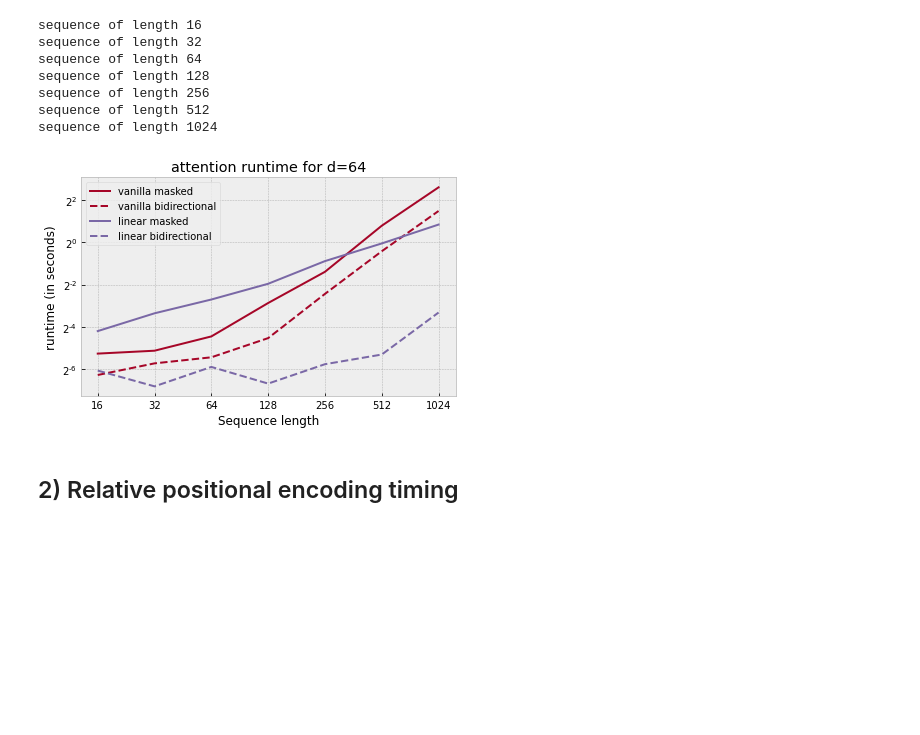
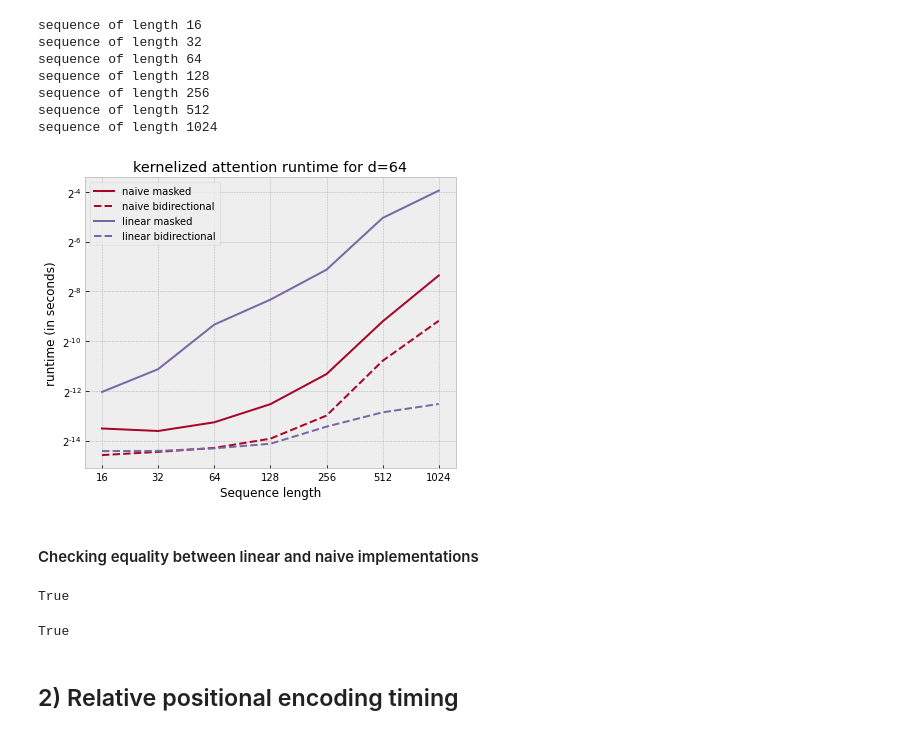
Before and after one commit to ScalableTransformer/Scaleformer, a Jupyter notebook: samples/02-timing.ipynb, the cells around one changed output. Cells and saved outputs as stored; diff of their text form; code cells hidden in the pictures; blank space fills up the shorter version.

```diff
--- a/samples/02-timing.ipynb
+++ b/samples/02-timing.ipynb
@@ -14,14 +13,21 @@ num_repeats = 10
+# %%
+def time(function, num_repeats: int) -> float:
+    """
+    times a function execution in ms
+    """
+    timings = timeit.repeat(function, number=1, repeat=num_repeats)
+    return min(timings)
 # %% [markdown]
 ## 1) Attention timing
 # %%
-def scaled_dot_product_attention(q, k, v, mask):
-    return scaleformer._multihead_attention.MultiHeadAttention._scaled_dot_product_attention(None, q, k, v, mask)[0]
+def naive_attention(q, k, v, masked):
+    return scaleformer._scalable_attention.ScalableAttention._naive_kernelized_attention(None, q, k, v, masked)
 
-def kernelized_attention(q, k, v, mask):
-    return scaleformer._scalable_attention.ScalableAttention._linear_kernelized_attention(None, q, k, v, mask is not None)[0]
+def linear_attention(q, k, v, masked):
+    return scaleformer._scalable_attention.ScalableAttention._linear_kernelized_attention(None, q, k, v, masked)
 # %%
-vanilla_masked = []
-vanilla_bidirectional = []
+naive_masked = []
+naive_bidirectional = []
 linear_masked = []
 linear_bidirectional = []
 sequence_length = []
@@ -30,16 +36,15 @@ for l in [2**i for i in range(4, 11)]:
     print(f"sequence of length {l}")
     Lq, Lk = l, l
     # tensors
-    q = torch.rand((N, h, Lq, d))
-    v = torch.rand((N, h, Lk, d))
-    k = torch.rand((N, h, Lk, d))
-    mask = mask_chronological(Lq, Lk, "cpu")
+    q = torch.rand((N, 1, Lq, d))
+    v = torch.rand((N, 1, Lk, d))
+    k = torch.rand((N, 1, Lk, d))
     # timing
     sequence_length.append(l)
-    vanilla_masked.append(timeit(lambda: scaled_dot_product_attention(q, k, v, mask), number=num_repeats))
-    vanilla_bidirectional.append(timeit(lambda: scaled_dot_product_attention(q, k, v, None), number=num_repeats))
-    linear_masked.append(timeit(lambda: kernelized_attention(q, k, v, mask), number=num_repeats))
-    linear_bidirectional.append(timeit(lambda: kernelized_attention(q, k, v, None), number=num_repeats))
+    naive_masked.append(time(lambda: naive_attention(q, k, v, masked=True), num_repeats))
+    naive_bidirectional.append(time(lambda: naive_attention(q, k, v, masked=False), num_repeats))
+    linear_masked.append(time(lambda: linear_attention(q, k, v, masked=True), num_repeats))
+    linear_bidirectional.append(time(lambda: linear_attention(q, k, v, masked=False), num_repeats))
 # %% [output]
 sequence of length 16
 sequence of length 32
@@ -50,23 +55,35 @@ sequence of length 512
 sequence of length 1024
 # %%
 plt.style.use("bmh")
-f, ax = plt.subplots()
-ax.set_title(f"attention runtime for d={d}")
+f, ax = plt.subplots(figsize=[6, 5])
+ax.set_title(f"kernelized attention runtime for d={d}")
 ax.set_xscale("log", basex=2)
 ax.set_yscale("log", basey=2)
 ax.set_xlabel("Sequence length")
 ax.set_ylabel("runtime (in seconds)")
-ax.plot(sequence_length, vanilla_masked, color="C1", linestyle="-", label="vanilla masked")
-ax.plot(sequence_length, vanilla_bidirectional, linestyle="--", color="C1", label="vanilla bidirectional")
+ax.plot(sequence_length, naive_masked, color="C1", linestyle="-", label="naive masked")
+ax.plot(sequence_length, naive_bidirectional, linestyle="--", color="C1", label="naive bidirectional")
 ax.plot(sequence_length, linear_masked, linestyle="-", color="C2", label="linear masked")
 ax.plot(sequence_length, linear_bidirectional, linestyle="--", color="C2", label="linear bidirectional")
 ax.set_xticks(sequence_length)
 ax.set_xticklabels([f"{l}" for l in sequence_length])
 f.tight_layout()
 plt.legend()
 plt.show()
 # %% [output]
-[figure, old version]
+[figure, new version]
+# %% [markdown]
+#### Checking equality between linear and naive implementations
+# %%
+torch.allclose(naive_attention(q, k, v, masked=True),
+               linear_attention(q, k, v, masked=True))
+# %% [output]
+True
+# %%
+torch.allclose(naive_attention(q, k, v, masked=False),
+               linear_attention(q, k, v, masked=False))
+# %% [output]
+True
 # %% [markdown]
 ## 2) Relative positional encoding timing
 # %%
```
Also changed, not shown: parts of 9 cells of this notebook, 20 other files.
